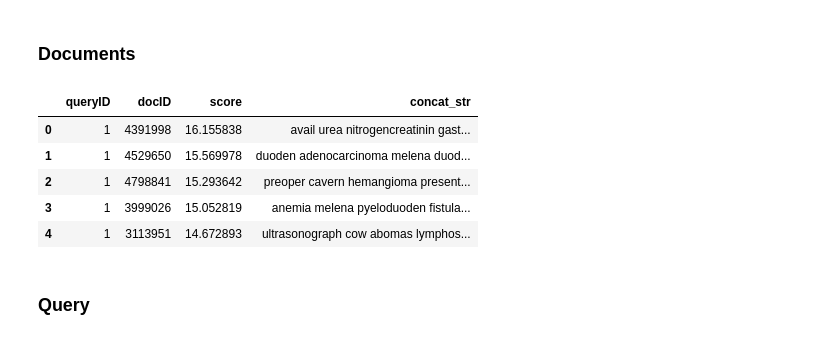
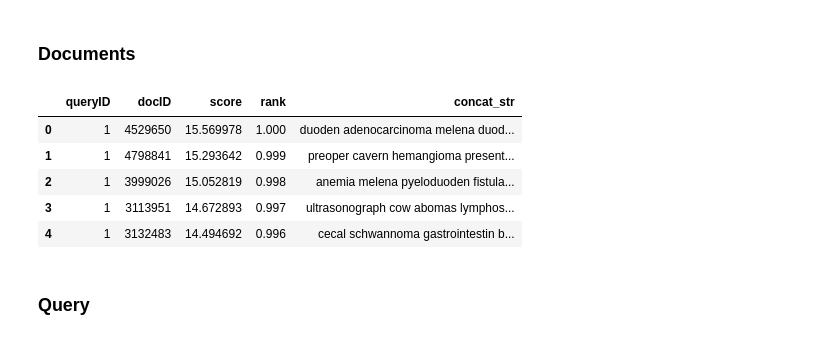
Before and after one commit to HuyenNguyenHelen/MyTREC_2021, a Jupyter notebook: BERT_Innitial_Reranking.ipynb, the cells around one changed output. Saved outputs shown, nothing was run; the diff lists cells and outputs as text; code cells hidden in the pictures.

```diff
--- a/BERT_Innitial_Reranking.ipynb
+++ b/BERT_Innitial_Reranking.ipynb
@@ -26,28 +26,28 @@ Successfully installed huggingface-hub-0.0.13 rank-bm25-0.2.1 sacremoses-0.0.45
 ### Documents
 # %%
 import pandas as pd
-path = r"/content/Text_New_Summary_OR_NER-BERN_Query2016_gene-disease-drug_2016(1).csv"
+path = r'/content/NNew_Summary_Combined_NER-BERN_Query2016_gene-disease-drug_2016_1_txt.csv'
 with open(path, 'r', encoding = 'utf-8' ) as f:
     data = pd.read_csv(f, header = None, delimiter='\t')
-data.columns = ['queryID','docID', 'score', 'concat_str']
+data.columns = ['queryID','docID', 'score', 'rank', 'concat_str']
 data.head()
 
 # column_names = [name.split(':')[0].replace('\'', '') for name in data.columns]
 # column_names = [name.split(':')[0].replace(' ', '') for name in column_names]
 # data.columns = column_names
 # print(data.columns )
 
 # # Creating new data with some txt fields
 # new_data = data[['brief_title', 'official_title', 'brief_summary_text_block', 'concat_string']]
 # new_data['brief_summary_text_block'] = new_data['brief_summary_text_block'].apply(lambda x: x.split(':')[1].replace("'",''))
 # new_data['brief_summary_text_block'].head()
 # %% [output]
-|  | queryID | docID | score | concat_str |
-| 0 | 1 | 4391998 | 16.155838 | avail urea nitrogencreatinin gast... |
-| 1 | 1 | 4529650 | 15.569978 | duoden adenocarcinoma melena duod... |
-| 2 | 1 | 4798841 | 15.293642 | preoper cavern hemangioma present... |
-| 3 | 1 | 3999026 | 15.052819 | anemia melena pyeloduoden fistula... |
-| 4 | 1 | 3113951 | 14.672893 | ultrasonograph cow abomas lymphos... |
+|  | queryID | docID | score | rank | concat_str |
+| 0 | 1 | 4529650 | 15.569978 | 1.000 | duoden adenocarcinoma melena duod... |
+| 1 | 1 | 4798841 | 15.293642 | 0.999 | preoper cavern hemangioma present... |
+| 2 | 1 | 3999026 | 15.052819 | 0.998 | anemia melena pyeloduoden fistula... |
+| 3 | 1 | 3113951 | 14.672893 | 0.997 | ultrasonograph cow abomas lymphos... |
+| 4 | 1 | 3132483 | 14.494692 | 0.996 | cecal schwannoma gastrointestin b... |
 # %%
 doc_txt = data['concat_str'].values.tolist()
 # %% [markdown]
```
Also changed, not shown: parts of 12 cells of this notebook.
